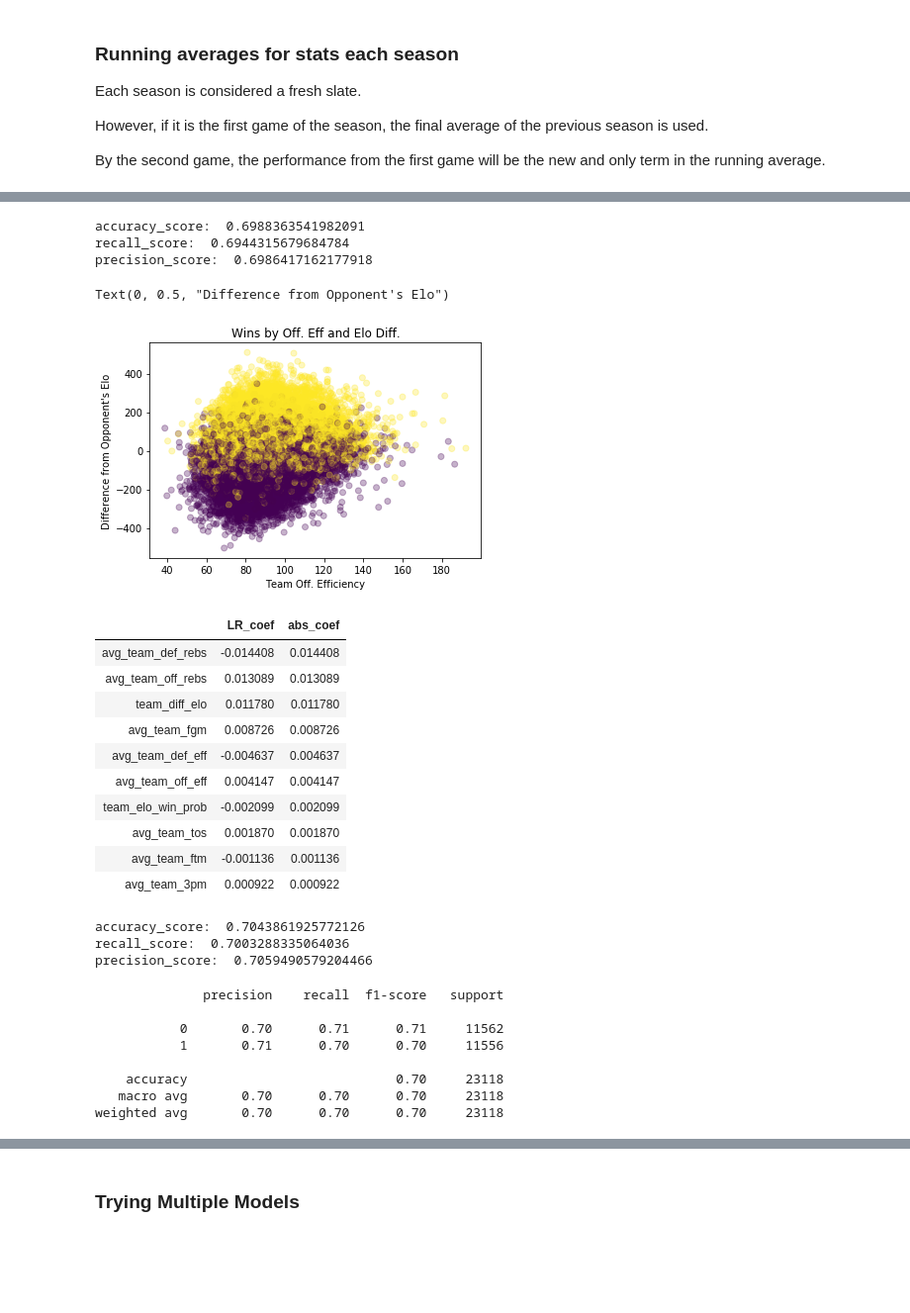
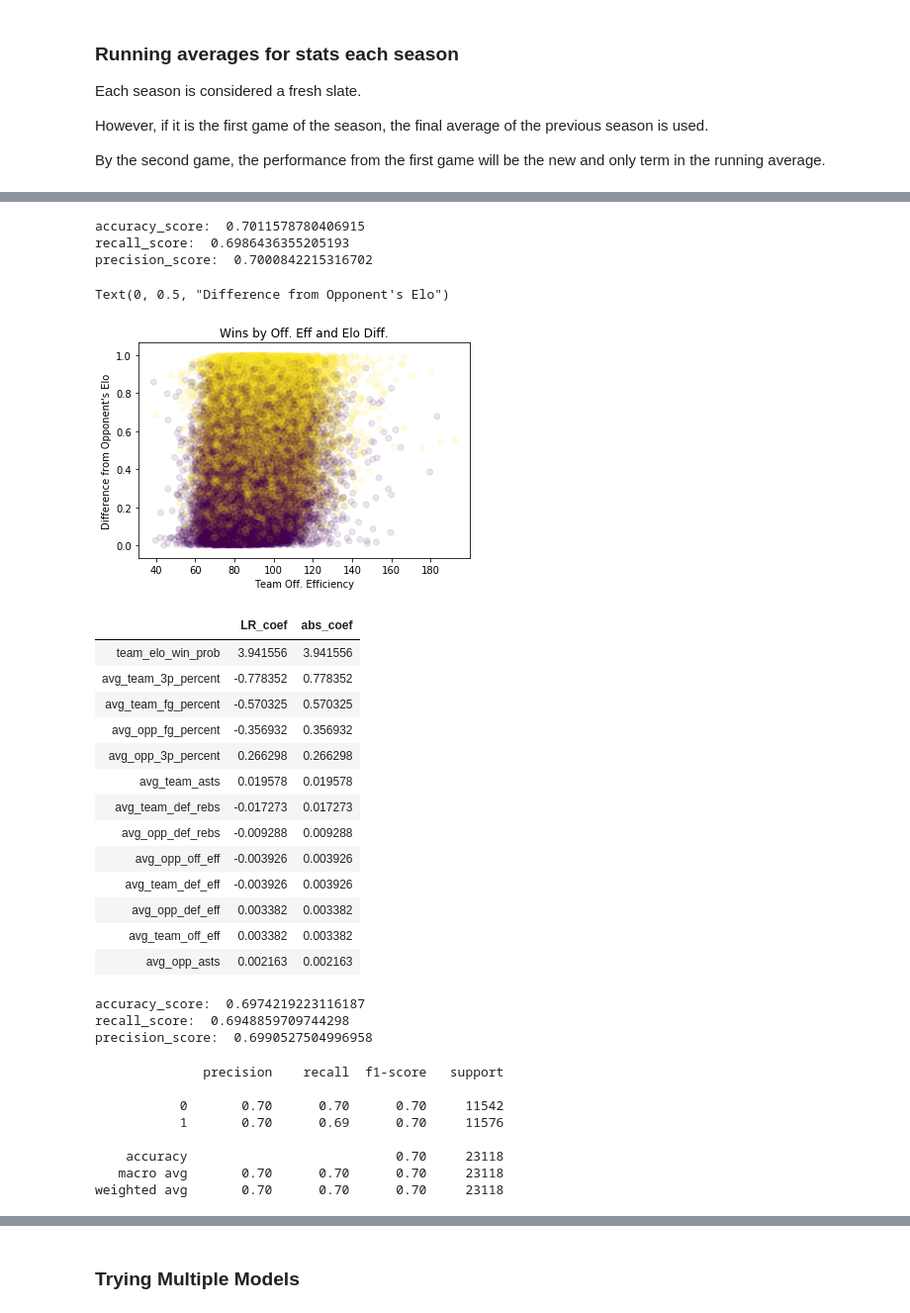
Before and after one commit to crunker99/MarchMadness2020, a Jupyter notebook: Model.ipynb, the cells around one changed output, grey strips where cells are left out. Shown at 99% size. Cells and saved outputs as stored; diff of their text form; code cells hidden in the pictures; blank space fills up the shorter version.

```diff
--- a/Model.ipynb
+++ b/Model.ipynb
@@ -79,6 +69,16 @@ df[['team_elo_before_game', 'opp_elo_before_game', 'team_diff_elo']].iloc[200:20
 | 402 | 688.0 | 713.102126 | -25.102126 |
 | 404 | 688.0 | 700.000000 | -12.000000 |
 | 407 | 700.0 | 712.000000 | -12.000000 |
+# %%
+df['team_fg_percent'] = df['team_fgm'] / df['team_fga']
+df['opp_fg_percent'] = df['opp_fgm'] / df['opp_fga']
+
+df['team_3p_percent'] = df['team_3pm'] / df['team_3pa']
+df['opp_3p_percent'] = df['opp_3pm'] / df['opp_3pa']
+
+
+df['team_ft_percent'] = df['team_ftm'] / df['team_fta']
+df['opp_ft_percent'] = df['opp_ftm'] / df['opp_fta']
 # %% [markdown]
 ### Running averages for stats each season
 
@@ -93,9 +93,8 @@ def rolling_avg_per_season(df, df_grouped, col: str):
     gg = df_grouped[col].rolling(window=365, freq='D',min_periods=1).mean().reset_index()
     return df.merge(gg.rename(columns={col: "avg_"+col}))
 # %%
-cols_to_avg = ['team_off_eff', 'team_def_eff',
-                'team_fgm', 'team_3pm', 'team_ftm',
-                'team_off_rebs', 'team_def_rebs', 'team_tos']
+cols_to_avg = ['opp_def_eff', 'team_off_eff', 'team_fg_percent', 'team_def_rebs', 'team_asts', 'team_3p_percent',
+               'opp_off_eff', 'team_def_eff', 'opp_fg_percent', 'opp_def_rebs', 'opp_asts', 'opp_3p_percent']
 
 col_map = {col: "avg_"+col for col in cols_to_avg}
 col_include = [v for v in col_map.values()]
@@ -114,5 +139,8 @@ df2 = df.merge(gg.dropna(axis=0, how='any'))
 # %%
-columns = col_include + ['team_diff_elo', 'team_elo_win_prob']
+columns = col_include + ['team_elo_win_prob']
 X = df2[columns]
 y = df2.team_win
-X
+
+X_train, X_test, y_train, y_test = train_test_split(X, y)
+
+# X_train.hist(bins=30, figsize=(14, 8))
@@ -171,35 +171,38 @@ print('accuracy_score: ', accuracy_score(y_train, y_train_preds))
 print('recall_score: ', recall_score(y_train, y_train_preds))
 print('precision_score: ', precision_score(y_train, y_train_preds))
 # %% [output]
-accuracy_score:  0.6988363541982091
-recall_score:  0.6944315679684784
-precision_score:  0.6986417162177918
+accuracy_score:  0.7011578780406915
+recall_score:  0.6986436355205193
+precision_score:  0.7000842215316702
 # %%
 fig, ax = plt.subplots()
 
-ax.scatter(X_train['avg_team_off_eff'], X_train['team_diff_elo'], c=y_train, alpha=.3)
+ax.scatter(X_train['avg_team_off_eff'], X_train['team_elo_win_prob'], c=y_train, alpha=.1)
 ax.set_title('Wins by Off. Eff and Elo Diff.')
 ax.set_xlabel('Team Off. Efficiency')
 ax.set_ylabel("Difference from Opponent's Elo")
 # %% [output]
 Text(0, 0.5, "Difference from Opponent's Elo")
-[figure, old version]
+[figure, new version]
 # %%
 feat_coef = pd.DataFrame(index=X.columns, data=LR.coef_[0], columns=['LR_coef'])
 feat_coef['abs_coef'] = abs(feat_coef['LR_coef'])
 feat_coef.sort_values(by='abs_coef', ascending=False)
 # %% [output]
 |  | LR_coef | abs_coef |
-| avg_team_def_rebs | -0.014408 | 0.014408 |
-| avg_team_off_rebs | 0.013089 | 0.013089 |
-| team_diff_elo | 0.011780 | 0.011780 |
-| avg_team_fgm | 0.008726 | 0.008726 |
-| avg_team_def_eff | -0.004637 | 0.004637 |
-| avg_team_off_eff | 0.004147 | 0.004147 |
-| team_elo_win_prob | -0.002099 | 0.002099 |
-| avg_team_tos | 0.001870 | 0.001870 |
-| avg_team_ftm | -0.001136 | 0.001136 |
-| avg_team_3pm | 0.000922 | 0.000922 |
+| team_elo_win_prob | 3.941556 | 3.941556 |
+| avg_team_3p_percent | -0.778352 | 0.778352 |
+| avg_team_fg_percent | -0.570325 | 0.570325 |
+| avg_opp_fg_percent | -0.356932 | 0.356932 |
+| avg_opp_3p_percent | 0.266298 | 0.266298 |
+| avg_team_asts | 0.019578 | 0.019578 |
+| avg_team_def_rebs | -0.017273 | 0.017273 |
+| avg_opp_def_rebs | -0.009288 | 0.009288 |
+| avg_opp_off_eff | -0.003926 | 0.003926 |
+| avg_team_def_eff | -0.003926 | 0.003926 |
+| avg_opp_def_eff | 0.003382 | 0.003382 |
+| avg_team_off_eff | 0.003382 | 0.003382 |
+| avg_opp_asts | 0.002163 | 0.002163 |
 # %%
 y_pred = LR.predict(X_test)
 # %%
@@ -207,16 +210,16 @@ print('accuracy_score: ', accuracy_score(y_test, y_pred))
 print('recall_score: ', recall_score(y_test, y_pred))
 print('precision_score: ', precision_score(y_test, y_pred))
 # %% [output]
-accuracy_score:  0.7043861925772126
-recall_score:  0.7003288335064036
-precision_score:  0.7059490579204466
+accuracy_score:  0.6974219223116187
+recall_score:  0.6948859709744298
+precision_score:  0.6990527504996958
 # %%
 print(classification_report(y_test, y_pred))
 # %% [output]
               precision    recall  f1-score   support
 
-           0       0.70      0.71      0.71     11562
-           1       0.71      0.70      0.70     11556
+           0       0.70      0.70      0.70     11542
+           1       0.70      0.69      0.70     11576
 
     accuracy                           0.70     23118
    macro avg       0.70      0.70      0.70     23118
```
Also changed, not shown: parts of 31 cells of this notebook, 4 other files.
